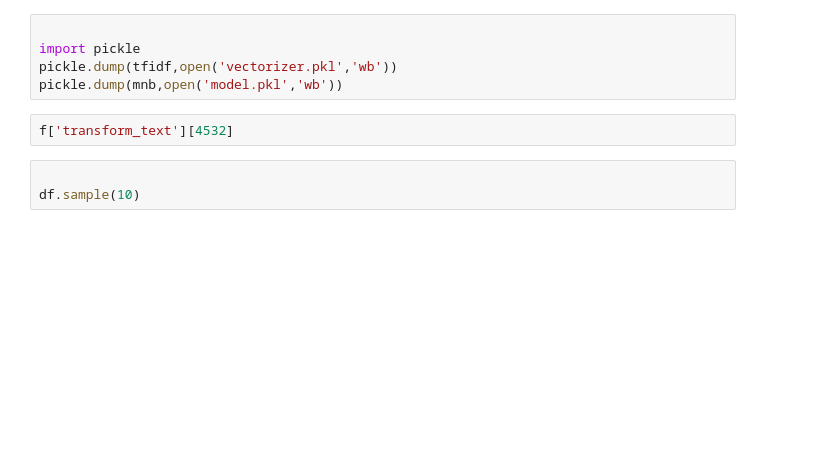
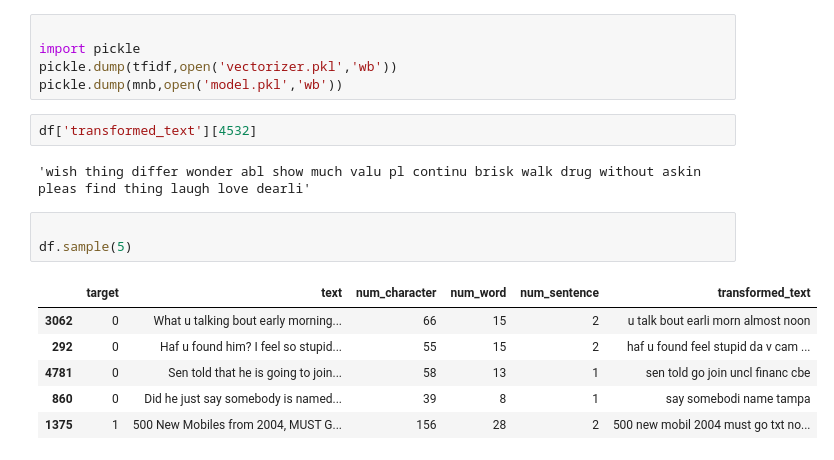
Before and after one commit to SurajSharma0204/EmailSMS_Spamornot_ML_Project, a Jupyter notebook: emailsmsspam_classifier.ipynb, the cells around one changed output. Saved outputs shown, nothing was run; the diff lists cells and outputs as text; blank space fills up the shorter version.

```diff
--- a/emailsmsspam_classifier.ipynb
+++ b/emailsmsspam_classifier.ipynb
@@ -518,8 +644,17 @@ from xgboost import XGBClassifier
 import pickle
 pickle.dump(tfidf,open('vectorizer.pkl','wb'))
 pickle.dump(mnb,open('model.pkl','wb'))
-# %%
-f['transform_text'][4532]
+# %%
+df['transformed_text'][4532]
+# %% [output]
+'wish thing differ wonder abl show much valu pl continu brisk walk drug without askin pleas find thing laugh love dearli'
 # %%
 
-df.sample(10)
+df.sample(5)
+# %% [output]
+|  | target | text | num_character | num_word | num_sentence | transformed_text |
+| 3062 | 0 | What u talking bout early morning... | 66 | 15 | 2 | u talk bout earli morn almost noon |
+| 292 | 0 | Haf u found him? I feel so stupid... | 55 | 15 | 2 | haf u found feel stupid da v cam ... |
+| 4781 | 0 | Sen told that he is going to join... | 58 | 13 | 1 | sen told go join uncl financ cbe |
+| 860 | 0 | Did he just say somebody is named... | 39 | 8 | 1 | say somebodi name tampa |
+| 1375 | 1 | 500 New Mobiles from 2004, MUST G... | 156 | 28 | 2 | 500 new mobil 2004 must go txt no... |
```
Also changed, not shown: parts of 41 cells of this notebook, 3 other files.
